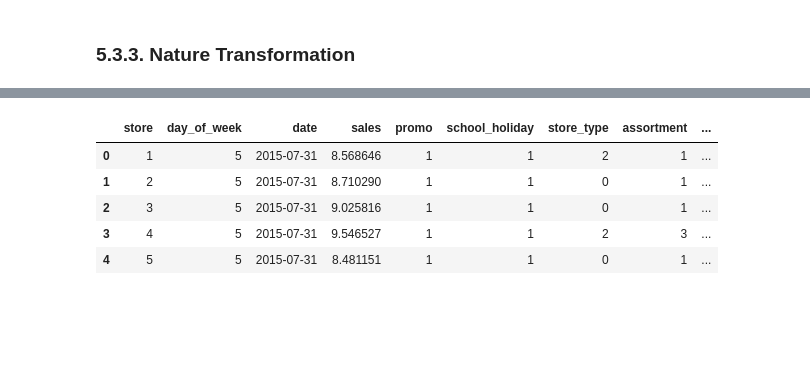
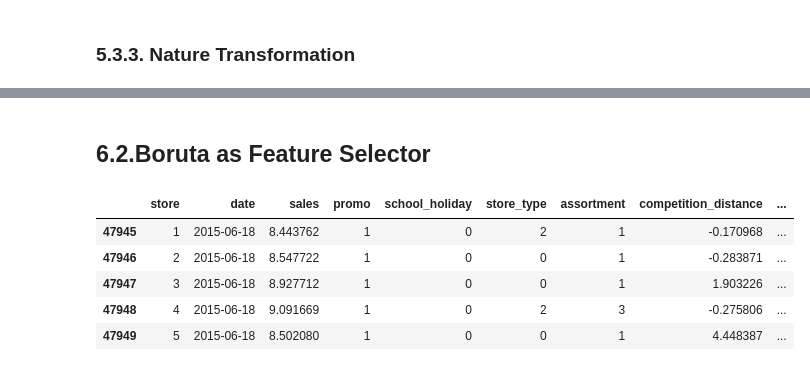
Before and after one commit to HugogabrielDS/rossmann_store_sales, a Jupyter notebook: sales_store_prediction.ipynb, the cells around one changed output, grey strips where cells are left out. Cells and saved outputs as stored; diff of their text form; code cells hidden in the pictures; blank space fills up the shorter version.

Commit message:
Boruta method run

```diff
--- a/sales_store_prediction.ipynb
+++ b/sales_store_prediction.ipynb
@@ -867,0 +872,2 @@ df5['day_of_week_cos'] = df5['day_of_week'].apply( lambda x: np.cos( x * ( 2. *
+# %%
+df6 = df5.copy()
@@ -867,0 +876,3 @@ df5['day_of_week_cos'] = df5['day_of_week'].apply( lambda x: np.cos( x * ( 2. *
+# %%
+cols_drop = ['week_of_year', 'day_of_week', 'month', 'day', 'promo_since', 'competition_since', 'year_week']
+df6 = df6.drop( cols_drop, axis=1 )
@@ -867,0 +883,14 @@ df5['day_of_week_cos'] = df5['day_of_week'].apply( lambda x: np.cos( x * ( 2. *
+# %%
+# training dataset
+x_train = df6[df6['date'] < '2015-06-19']
+y_train = x_train['sales']
+
+# test dataset
+x_test = df6[df6['date'] >= '2015-06-19']
+y_test = x_test['sales']
+
+print( 'Training Min Date: {}'.format( x_train['date'].min() ) )
+print( 'Training Max Date: {}'.format( x_train['date'].max() ) )
+
+print( '\nTest Min Date: {}'.format( x_test['date'].min() ) )
+print( 'Test Max Date: {}'.format( x_test['date'].max() ) )
@@ -868,9 +903,11 @@ df5['day_of_week_cos'] = df5['day_of_week'].apply( lambda x: np.cos( x * ( 2. *
+# %% [markdown]
+## 6.2.Boruta as Feature Selector
 # %%
-df5.head()
+x_train.head()
 # %% [output]
-|  | store | day_of_week | date | sales | promo | school_holiday | store_type | assortment | ... |
-| 0 | 1 | 5 | 2015-07-31 | 8.568646 | 1 | 1 | 2 | 1 | ... |
-| 1 | 2 | 5 | 2015-07-31 | 8.710290 | 1 | 1 | 0 | 1 | ... |
-| 2 | 3 | 5 | 2015-07-31 | 9.025816 | 1 | 1 | 0 | 1 | ... |
-| 3 | 4 | 5 | 2015-07-31 | 9.546527 | 1 | 1 | 2 | 3 | ... |
-| 4 | 5 | 5 | 2015-07-31 | 8.481151 | 1 | 1 | 0 | 1 | ... |
+|  | store | date | sales | promo | school_holiday | store_type | assortment | competition_distance | ... |
+| 47945 | 1 | 2015-06-18 | 8.443762 | 1 | 0 | 2 | 1 | -0.170968 | ... |
+| 47946 | 2 | 2015-06-18 | 8.547722 | 1 | 0 | 0 | 1 | -0.283871 | ... |
+| 47947 | 3 | 2015-06-18 | 8.927712 | 1 | 0 | 0 | 1 | 1.903226 | ... |
+| 47948 | 4 | 2015-06-18 | 9.091669 | 1 | 0 | 2 | 3 | -0.275806 | ... |
+| 47949 | 5 | 2015-06-18 | 8.502080 | 1 | 0 | 0 | 1 | 4.448387 | ... |
```
Also changed, not shown: parts of 15 cells of this notebook.
